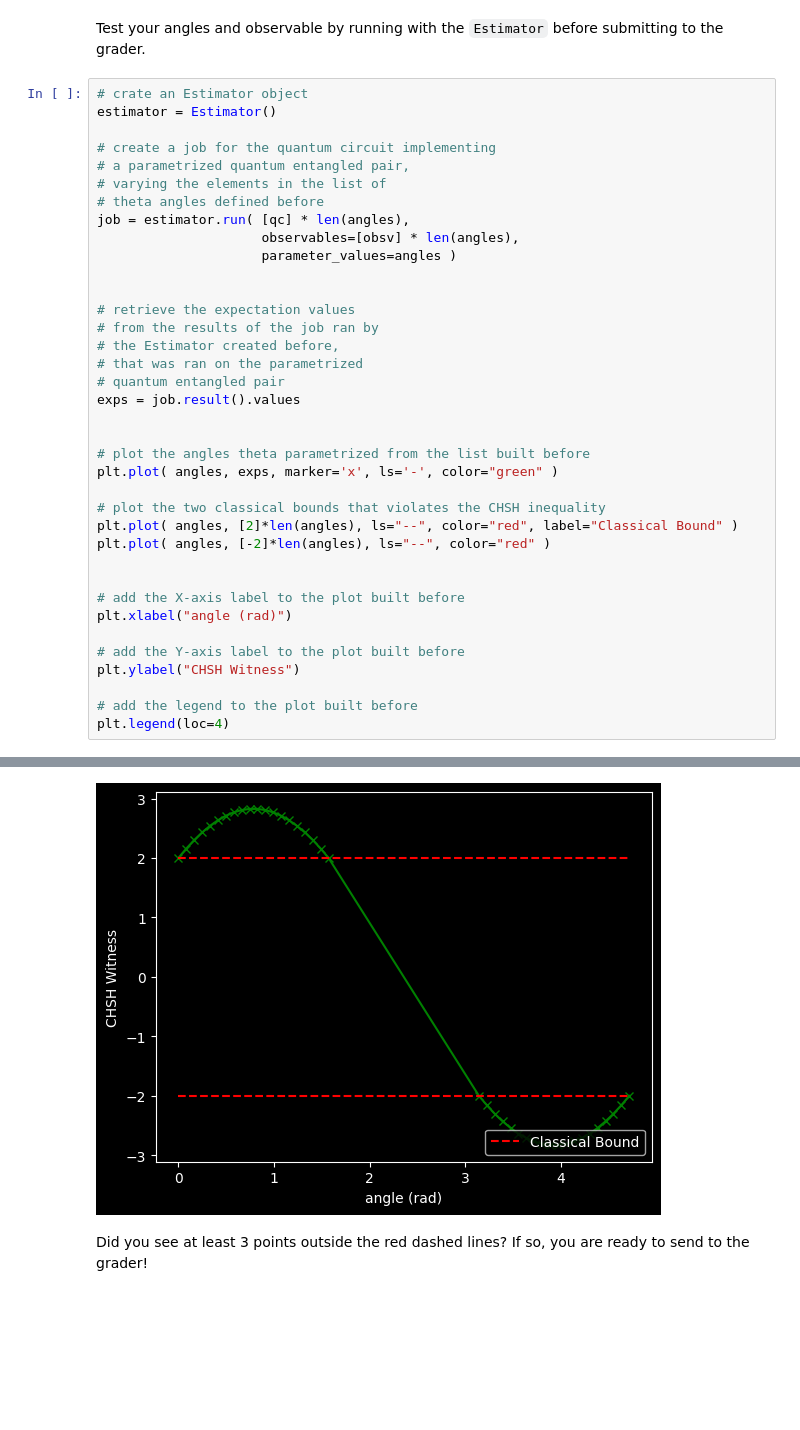
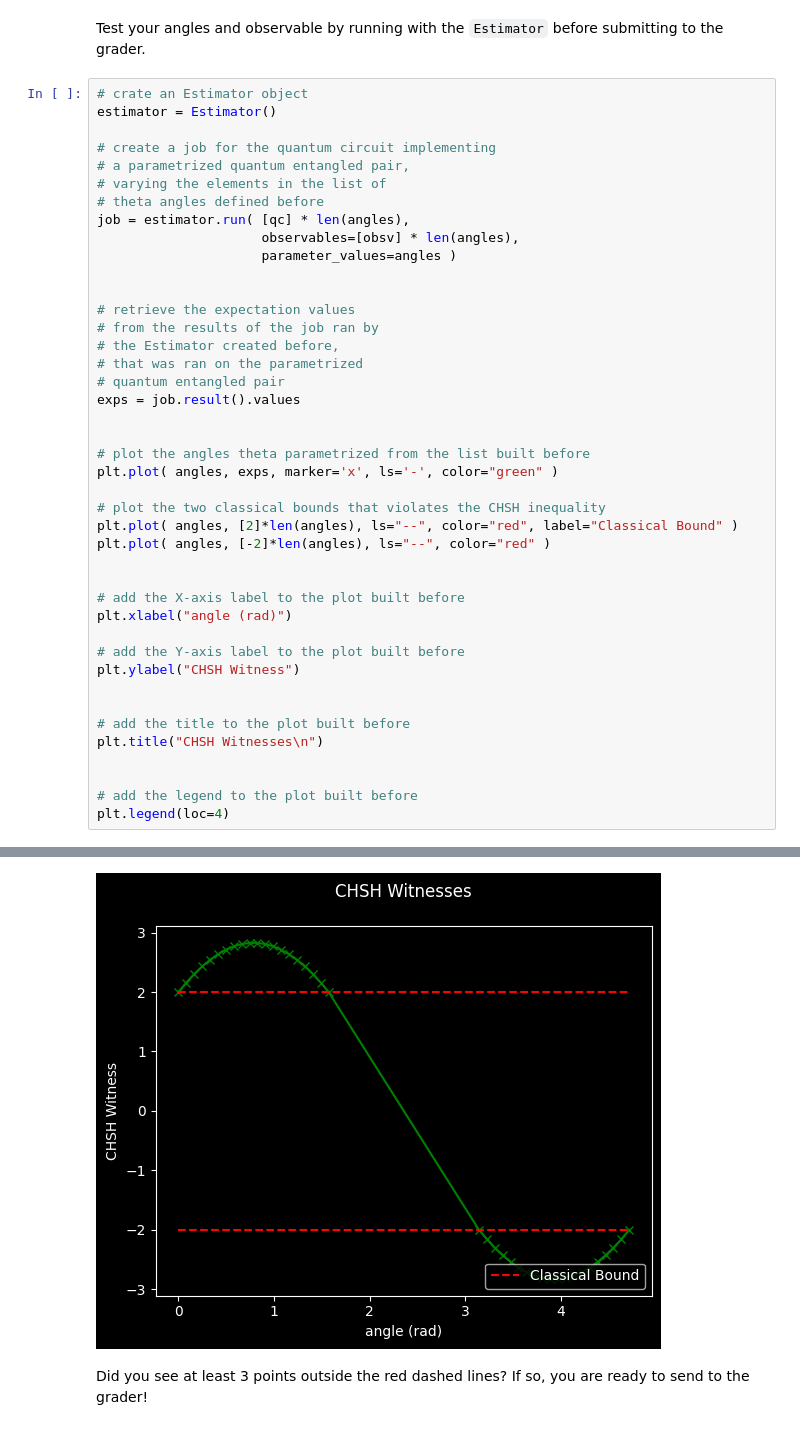
Before and after one commit to rubenandrebarreiro/ibm-qiskit-global-summer-school-2023, a Jupyter notebook: labs/jupyter-notebooks/lab-2-creating-entanglement-with-qiskit.ipynb, the cells around one changed output, grey strips where cells are left out. Cells and saved outputs as stored; diff of their text form; blank space fills up the shorter version.

```diff
--- a/labs/jupyter-notebooks/lab-2-creating-entanglement-with-qiskit.ipynb
+++ b/labs/jupyter-notebooks/lab-2-creating-entanglement-with-qiskit.ipynb
@@ -510,34 +510,39 @@ job = estimator.run( [qc] * len(angles),
                      observables=[obsv] * len(angles),
                      parameter_values=angles )
 
 
 # retrieve the expectation values
 # from the results of the job ran by
 # the Estimator created before,
 # that was ran on the parametrized
 # quantum entangled pair
 exps = job.result().values
 
 
 # plot the angles theta parametrized from the list built before
 plt.plot( angles, exps, marker='x', ls='-', color="green" )
 
 # plot the two classical bounds that violates the CHSH inequality
 plt.plot( angles, [2]*len(angles), ls="--", color="red", label="Classical Bound" )
 plt.plot( angles, [-2]*len(angles), ls="--", color="red" )
 
 
 # add the X-axis label to the plot built before
 plt.xlabel("angle (rad)")
 
 # add the Y-axis label to the plot built before
 plt.ylabel("CHSH Witness")
 
+
+# add the title to the plot built before
+plt.title("CHSH Witnesses\n")
+
+
 # add the legend to the plot built before
 plt.legend(loc=4)
 # %% [output]
 <matplotlib.legend.Legend at 0x...>
-[figure, old version]
+[figure, new version]
 # %% [markdown]
 Did you see at least 3 points outside the red dashed lines? If so, you are ready to send to the grader!
 # %%
```
Also changed, not shown: parts of 4 cells of this notebook, 1 other file.
